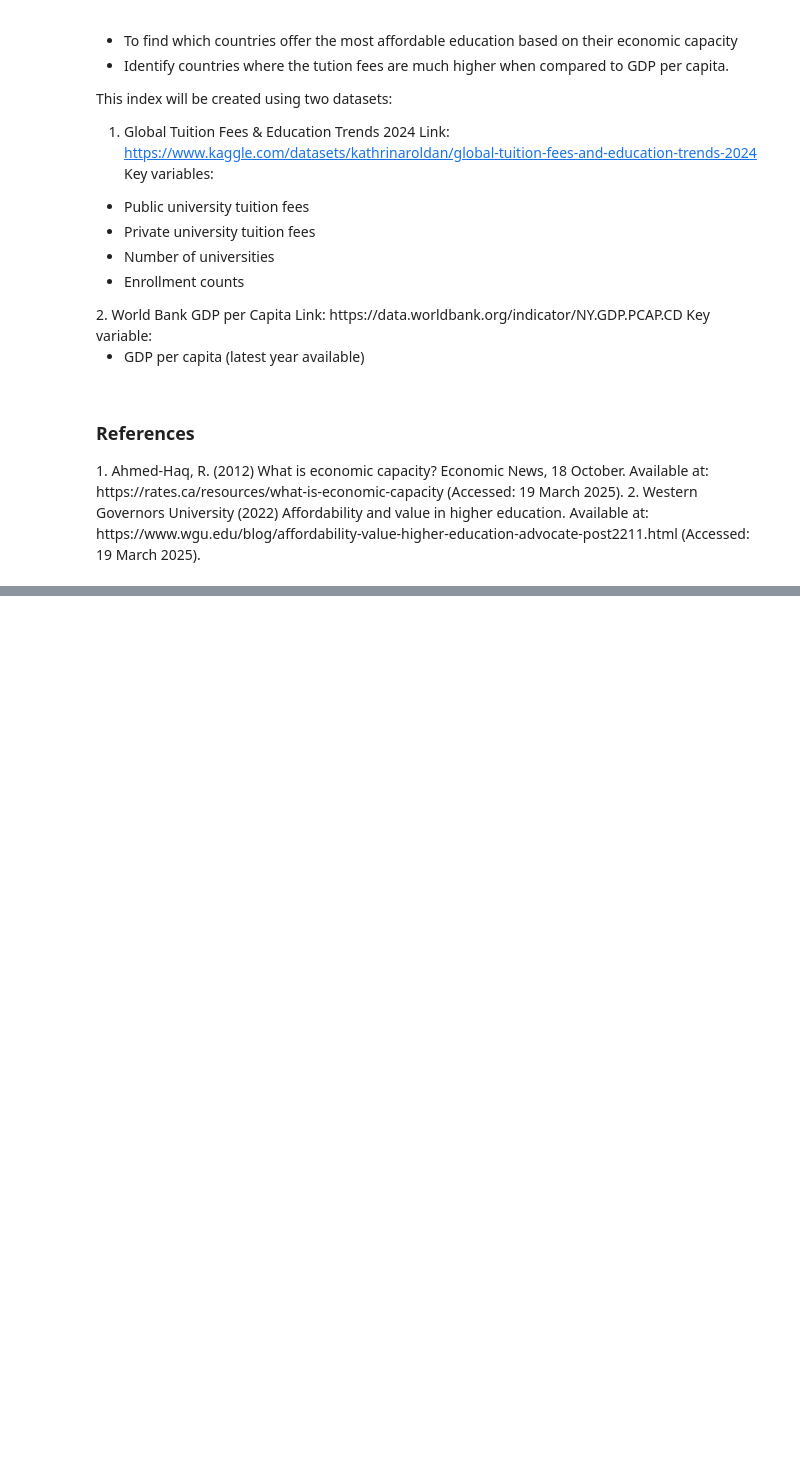
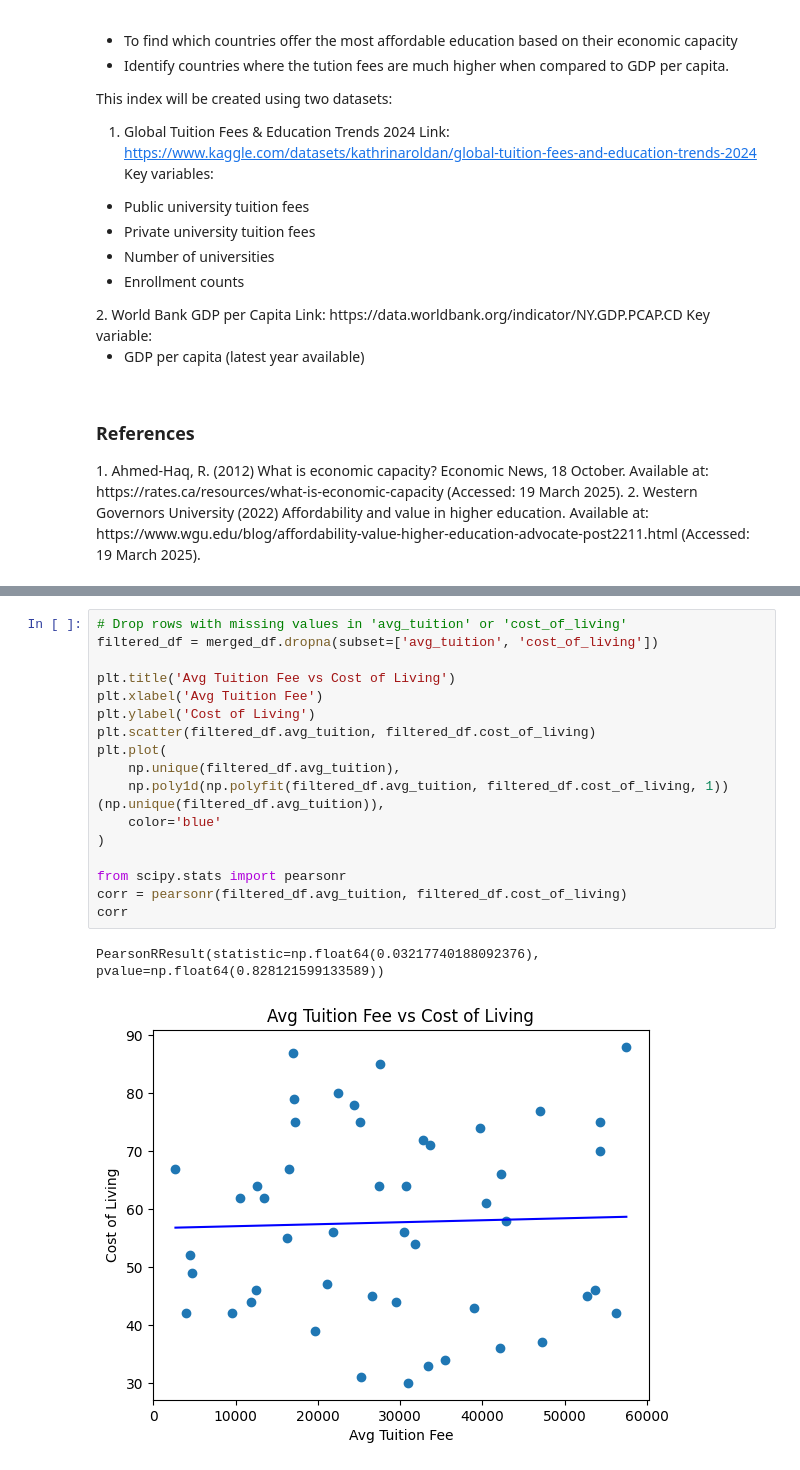
Before and after one commit to hannahabell0911/DAV-CA1-25, a Jupyter notebook: CA1-HannahAbell.ipynb, the cells around one changed output, grey strips where cells are left out. Cells and saved outputs as stored; diff of their text form; blank space fills up the shorter version.

```diff
--- a/CA1-HannahAbell.ipynb
+++ b/CA1-HannahAbell.ipynb
@@ -117,0 +233,20 @@ For example, when doing 'df[col].method(value, inplace=True)', try using 'df.met
+# %%
+# Drop rows with missing values in 'avg_tuition' or 'cost_of_living'
+filtered_df = merged_df.dropna(subset=['avg_tuition', 'cost_of_living'])
+
+plt.title('Avg Tuition Fee vs Cost of Living')
+plt.xlabel('Avg Tuition Fee')
+plt.ylabel('Cost of Living')
+plt.scatter(filtered_df.avg_tuition, filtered_df.cost_of_living)
+plt.plot(
+	np.unique(filtered_df.avg_tuition),
+	np.poly1d(np.polyfit(filtered_df.avg_tuition, filtered_df.cost_of_living, 1))(np.unique(filtered_df.avg_tuition)),
+	color='blue'
+)
+
+from scipy.stats import pearsonr
+corr = pearsonr(filtered_df.avg_tuition, filtered_df.cost_of_living)
+corr
+# %% [output]
+PearsonRResult(statistic=np.float64(0.03217740188092376), pvalue=np.float64(0.828121599133589))
+[figure, added]
```
Also changed, not shown: parts of 9 cells of this notebook.
